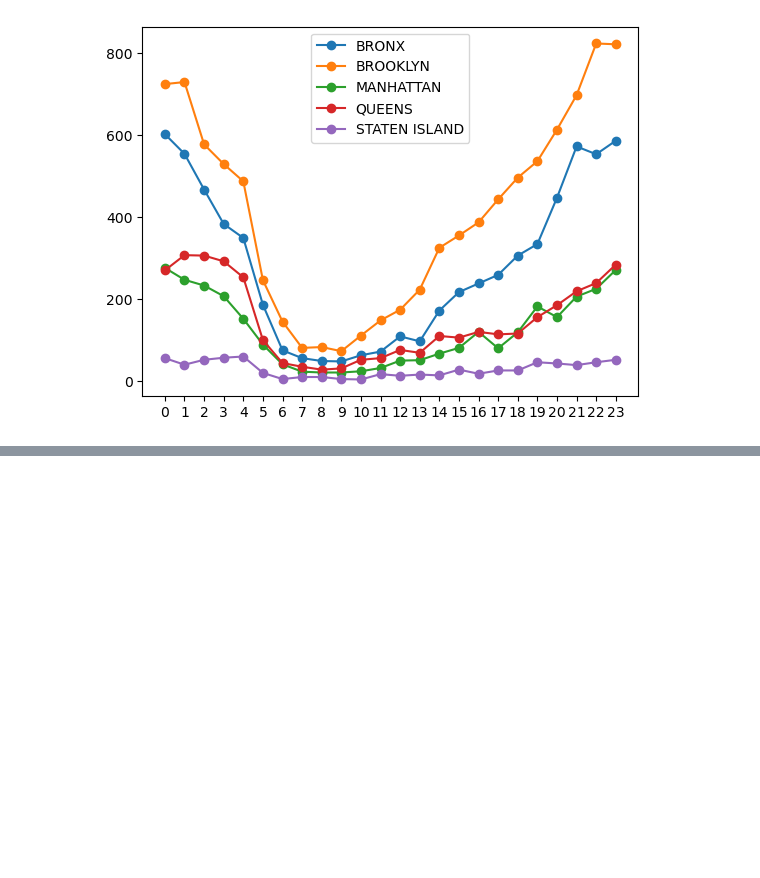
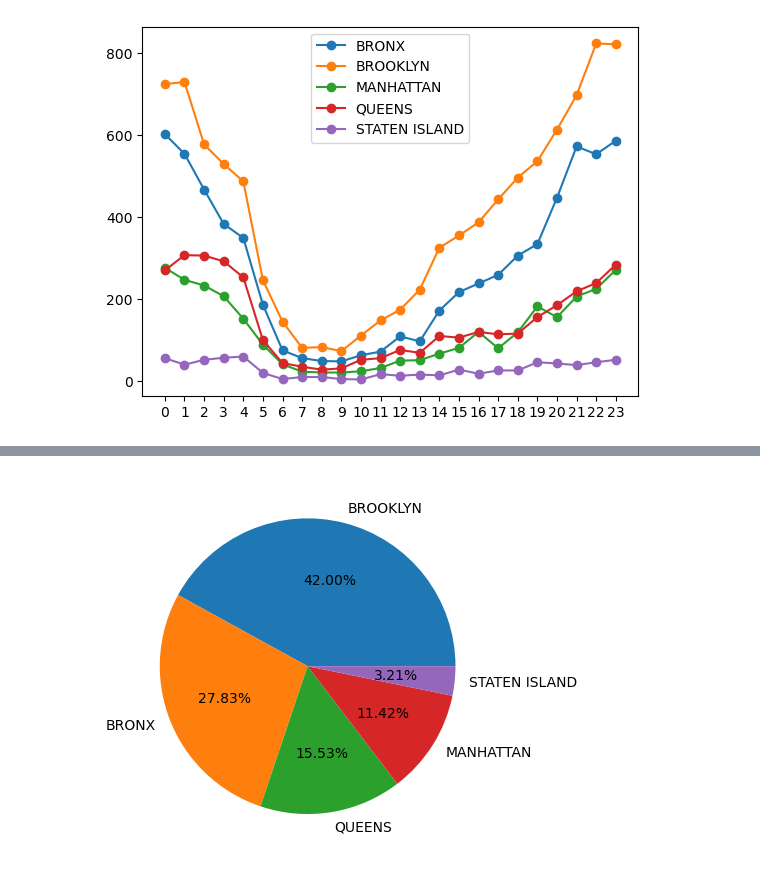
Before and after one commit to ISeeBugsEverywhere/DataScienceNotebooks, a Jupyter notebook: Notebooks/29pasktaita.ipynb, the cells around one changed output, grey strips where cells are left out. Cells and saved outputs as stored; diff of their text form; code cells hidden in the pictures; blank space fills up the shorter version.

```diff
--- a/Notebooks/29pasktaita.ipynb
+++ b/Notebooks/29pasktaita.ipynb
@@ -131,0 +153,7 @@ plt.show()
+# %%
+# Su pie plot atvaizduokite, kiek mirtinų nusišaudymų tenka kiekvienam rajonui.
+mb = nypdII.query('STATISTICAL_MURDER_FLAG == True')['BORO'].value_counts()
+plt.pie(mb.values, labels=mb.index, autopct='%.2f%%')
+plt.show()
+# %% [output]
+[figure, added]
```
Also changed, not shown: parts of 3 cells of this notebook.
